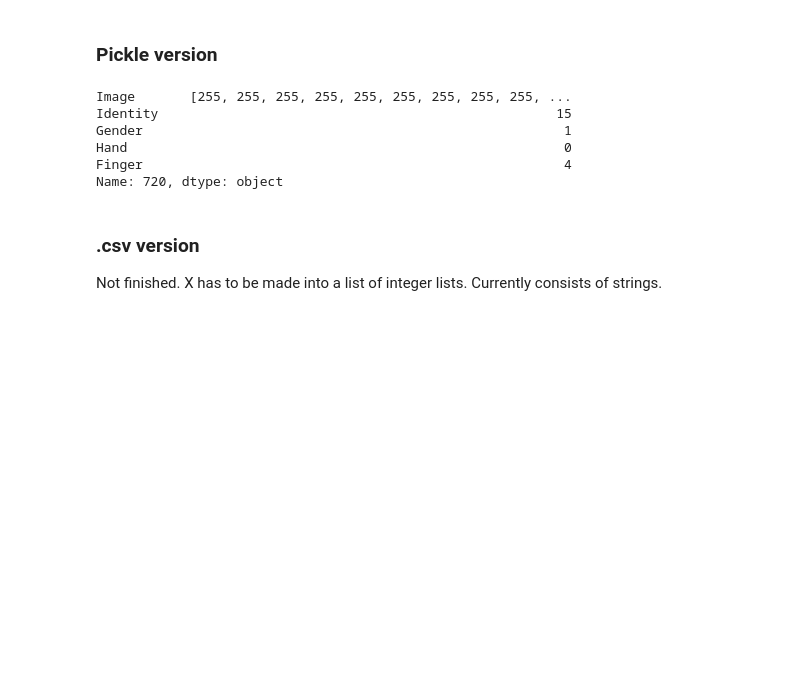
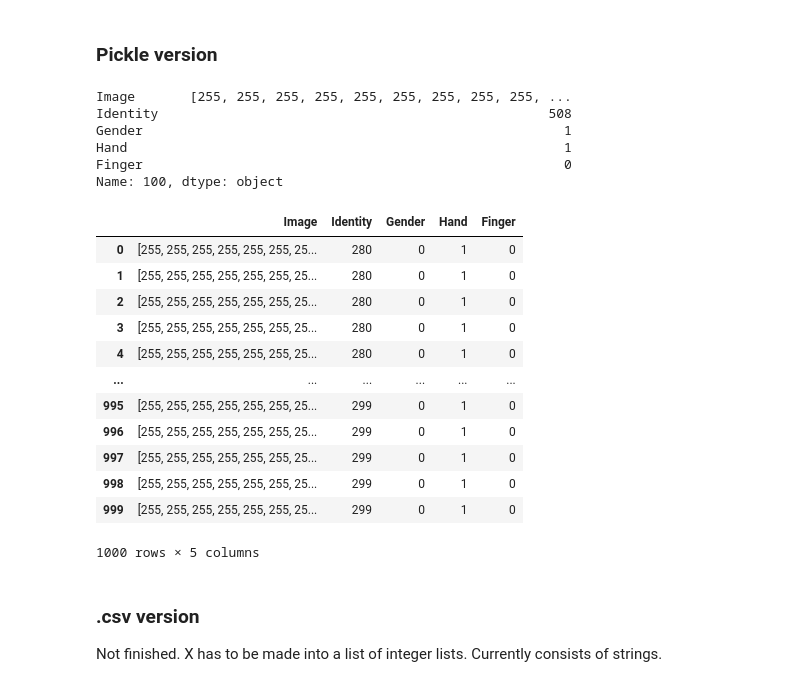
Before and after one commit to hannaisr/KEX2021, a Jupyter notebook: Simple Random Forest.ipynb, the cells around one changed output. Cells and saved outputs as stored; diff of their text form; code cells hidden in the pictures; blank space fills up the shorter version.

```diff
--- a/Simple Random Forest.ipynb
+++ b/Simple Random Forest.ipynb
@@ -21,7 +21,8 @@ from sklearn.model_selection import learning_curve
 # %% [markdown]
 ### Pickle version
 # %%
-df = pd.read_pickle('10_rots.pkl')
+df = pd.read_pickle('10_ppl_1000_rot.pkl')
+# df = pd.read_pickle('10_ppl_expanded_dataset.pkl')
 # %%
 # Use only a subset of the images
 df = df[df["Identity"]<100] # The xx first identities
@@ -29,11 +30,27 @@ df = df[df["Identity"]<100] # The xx first identities
 df.iloc[100] # Just to check that everything looks fine
 # %% [output]
 Image       [255, 255, 255, 255, 255, 255, 255, 255, 255, ...
-Identity                                                   15
+Identity                                                  508
 Gender                                                      1
-Hand                                                        0
-Finger                                                      4
-Name: 720, dtype: object
+Hand                                                        1
+Finger                                                      0
+Name: 100, dtype: object
+# %%
+df
+# %% [output]
+|  | Image | Identity | Gender | Hand | Finger |
+| 0 | [255, 255, 255, 255, 255, 255, 25... | 280 | 0 | 1 | 0 |
+| 1 | [255, 255, 255, 255, 255, 255, 25... | 280 | 0 | 1 | 0 |
+| 2 | [255, 255, 255, 255, 255, 255, 25... | 280 | 0 | 1 | 0 |
+| 3 | [255, 255, 255, 255, 255, 255, 25... | 280 | 0 | 1 | 0 |
+| 4 | [255, 255, 255, 255, 255, 255, 25... | 280 | 0 | 1 | 0 |
+| ... | ... | ... | ... | ... | ... |
+| 995 | [255, 255, 255, 255, 255, 255, 25... | 299 | 0 | 1 | 0 |
+| 996 | [255, 255, 255, 255, 255, 255, 25... | 299 | 0 | 1 | 0 |
+| 997 | [255, 255, 255, 255, 255, 255, 25... | 299 | 0 | 1 | 0 |
+| 998 | [255, 255, 255, 255, 255, 255, 25... | 299 | 0 | 1 | 0 |
+| 999 | [255, 255, 255, 255, 255, 255, 25... | 299 | 0 | 1 | 0 |
+1000 rows × 5 columns
 # %%
 # Choose which columns to be data (X) and target (y)
 X_name = "Image" # The data to be categorized, should be "Image"
```
Also changed, not shown: parts of 7 cells of this notebook.
